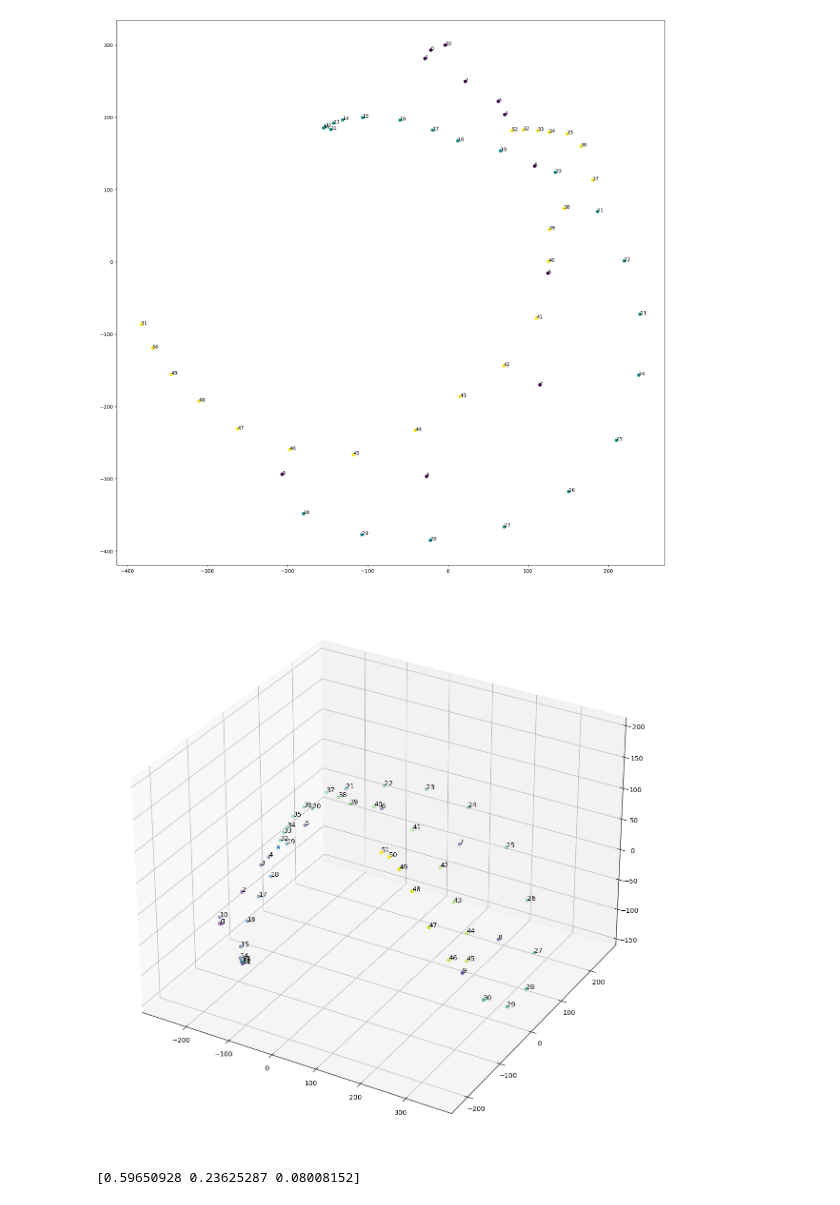
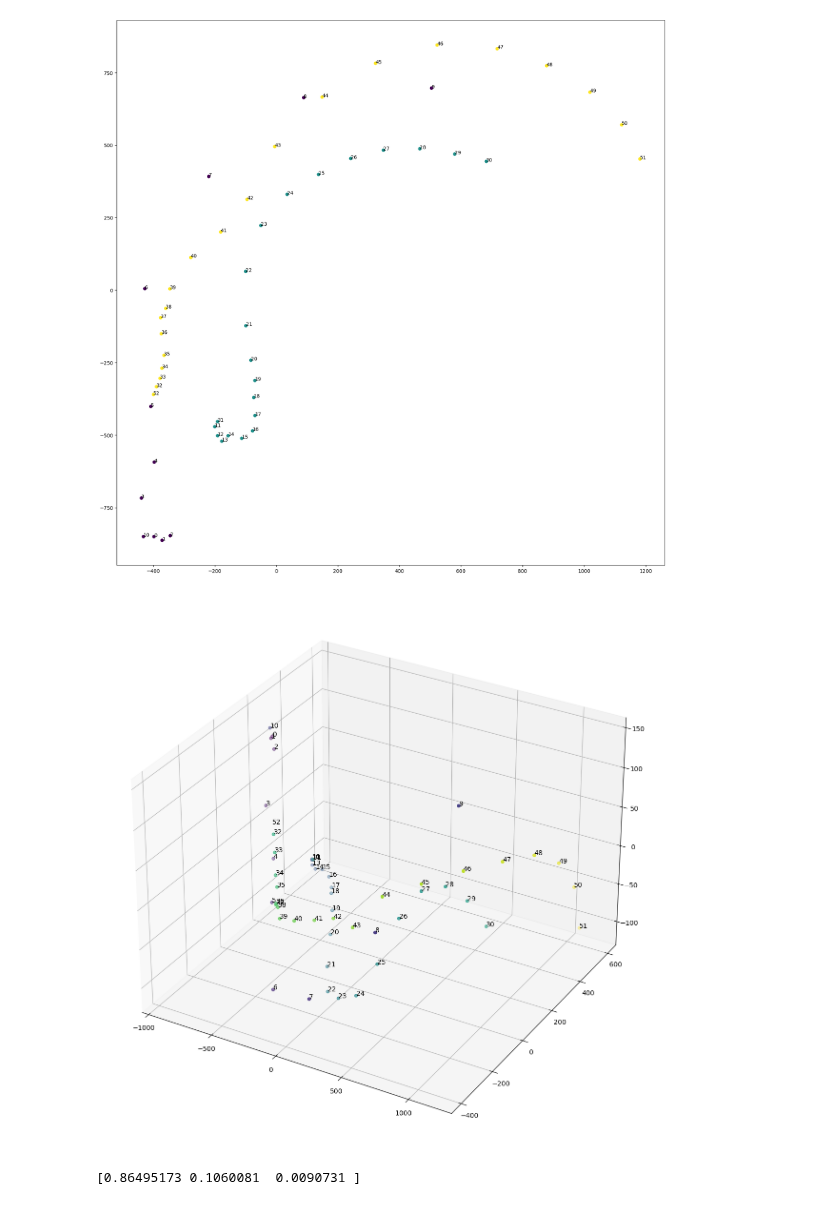
Before and after one commit to nihell/MachineSignalProcessing, a Jupyter notebook: data221214_all.ipynb, the cells around one changed output. Cells and saved outputs as stored; diff of their text form; code cells hidden in the pictures.

```diff
--- a/data221214_all.ipynb
+++ b/data221214_all.ipynb
@@ -24,10 +25,10 @@ data_alpha18 = np.loadtxt(datapath+"signal_alpha1_8.txt")
 data_alpha19 = np.loadtxt(datapath+"signal_alpha1_9.txt")
 # %%
 #dim * delay should roughly equal len(time_series)/numer_of_periods
-dim = 3*833#417# half period
-delay = len(data_gauss[0])//dim
+dim = 317#417# half period
+delay = 1#len(data_gauss[0])//dim
 print("delay", delay)
-skip = 1#200#0#100
+skip = 500#200#0#100
 print(dim*delay)
 print(len(data_gauss[0])/24)
 
@@ -81,6 +82,7 @@ plt.show()
 # %%
-mds = MDS(n_components=2)
-emb =mds.fit_transform(betti_curves)
+dists = pairwise_distances(betti_curves,betti_curves, metric="l2", n_jobs=-1)
+mds = MDS(n_components=2, dissimilarity="precomputed")
+emb =mds.fit_transform(dists)
 f,ax = plt.subplots(figsize = (20,20))
 
 t=np.array([0]*11+[1]*21+[2]*21)
@@ -94,34 +96,34 @@ for i in range(0,len(emb)):
 
 #ax.legend()
 
-#plt.savefig("data221214_alpha18_MDS-from-PI_density_dim{}_delay{}.pdf".format(dim, delay))
+plt.savefig("data221214_all_MDS-from-PI_density_dim{}_delay{}.pdf".format(dim, delay))
 plt.show()
 # %% [output]
-[figure, old version]
+[figure, new version]
 # %%
 
 pca = PCA(n_components=3)
 emb = pca.fit_transform(betti_curves)
 
 fig = plt.figure(figsize=(15,15))
 ax = fig.add_subplot(projection='3d')
 
 t=np.arange(len(emb)-1)
 
 ax.scatter(emb[:-1,0],emb[:-1,1], emb[:-1,2], marker = "o", c=t, label="malfunctioning machine {}".format(i))
-for i in range(0,len(emb)-1):
+for i in range(0,len(emb)):
     #ax.scatter(emb[i,0],emb[i,1], emb[i,2], marker = "o", c=t[i], label="malfunctioning machine {}".format(i))
     ax.text(emb[i,0],emb[i,1], emb[i,2],"{}".format(i))
 
-ax.scatter(emb[-1,0],emb[-1,1], emb[-1,2], marker = "x", label="well-working machine")
+#ax.scatter(emb[-1,0],emb[-1,1], emb[-1,2], marker = "x", label="well-working machine")
 
 #ax.legend()
 #plt.savefig("data221214_alpha18_PCA-from-PI_dim{}_delay{}.pdf".format(dim, delay))
 plt.show()
 print(pca.explained_variance_ratio_)
 # %% [output]
-[figure, old version]
+[figure, new version]
-[0.59650928 0.23625287 0.08008152]
+[0.86495173 0.1060081  0.0090731 ]
 # %%
 fig = plt.figure(figsize=(15,15))
 ax = fig.add_subplot()
```
Also changed, not shown: parts of 8 cells of this notebook, 47 other files.
